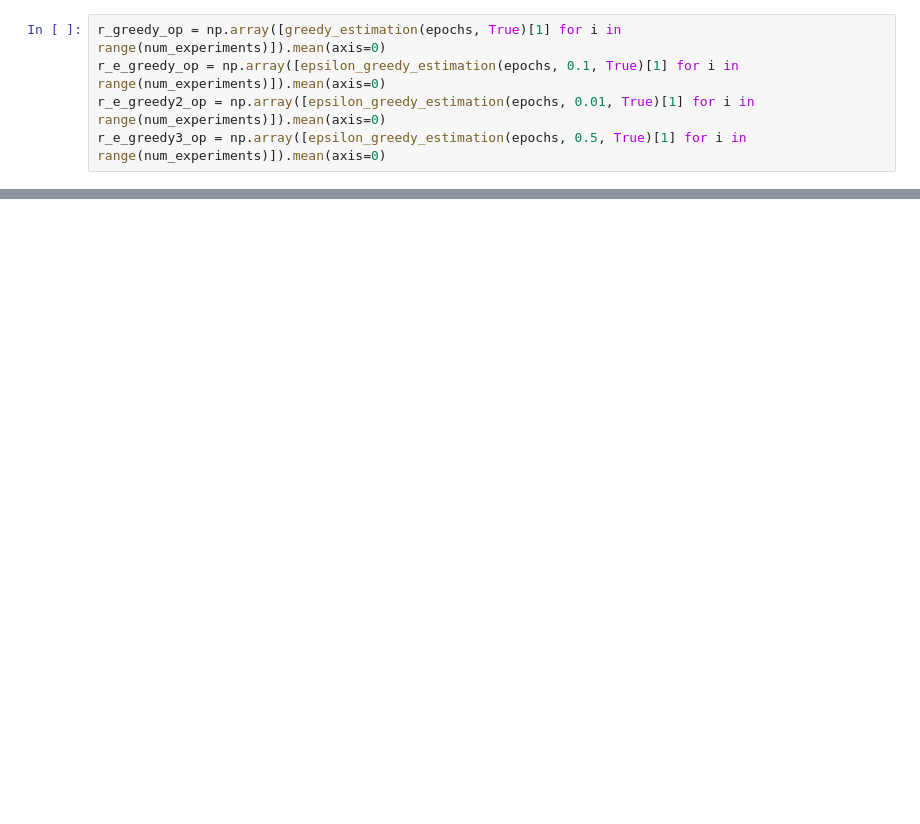
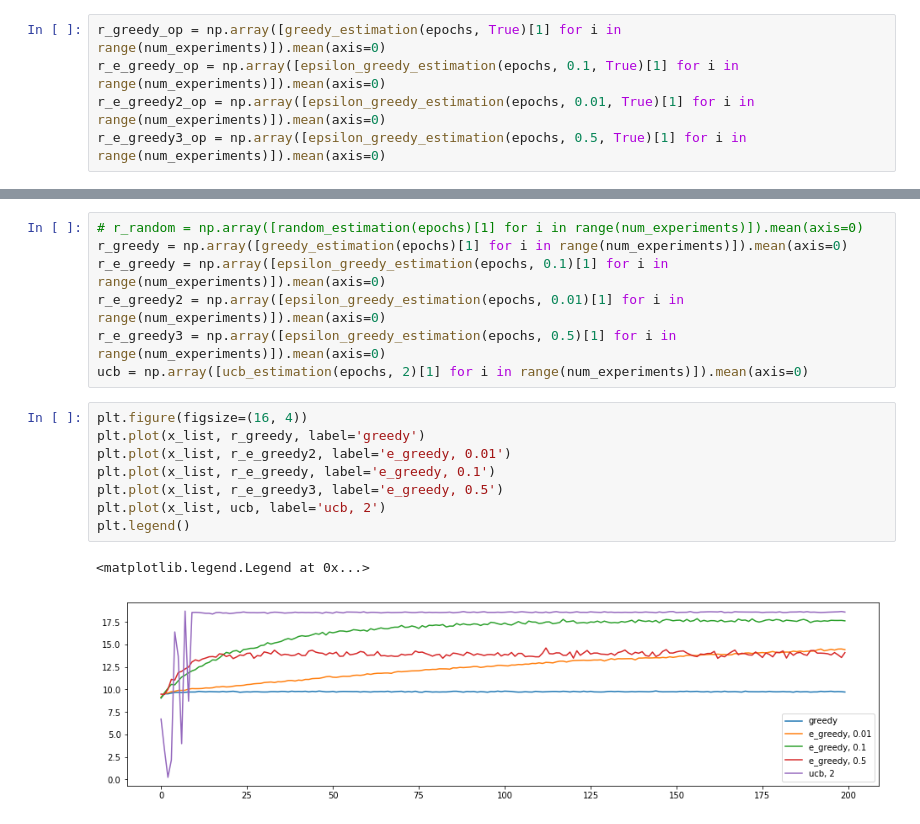
Before and after one commit to Davidham3/reinforcement-learning, a Jupyter notebook: multi-armed_bandits/multi-armed bandits.ipynb, the cells around one changed output, grey strips where cells are left out. Saved outputs shown, nothing was run; the diff lists cells and outputs as text; blank space fills up the shorter version.

```diff
--- a/multi-armed_bandits/multi-armed bandits.ipynb
+++ b/multi-armed_bandits/multi-armed bandits.ipynb
@@ -174,0 +236,18 @@ plt.legend()
+# %%
+# r_random = np.array([random_estimation(epochs)[1] for i in range(num_experiments)]).mean(axis=0)
+r_greedy = np.array([greedy_estimation(epochs)[1] for i in range(num_experiments)]).mean(axis=0)
+r_e_greedy = np.array([epsilon_greedy_estimation(epochs, 0.1)[1] for i in range(num_experiments)]).mean(axis=0)
+r_e_greedy2 = np.array([epsilon_greedy_estimation(epochs, 0.01)[1] for i in range(num_experiments)]).mean(axis=0)
+r_e_greedy3 = np.array([epsilon_greedy_estimation(epochs, 0.5)[1] for i in range(num_experiments)]).mean(axis=0)
+ucb = np.array([ucb_estimation(epochs, 2)[1] for i in range(num_experiments)]).mean(axis=0)
+# %%
+plt.figure(figsize=(16, 4))
+plt.plot(x_list, r_greedy, label='greedy')
+plt.plot(x_list, r_e_greedy2, label='e_greedy, 0.01')
+plt.plot(x_list, r_e_greedy, label='e_greedy, 0.1')
+plt.plot(x_list, r_e_greedy3, label='e_greedy, 0.5')
+plt.plot(x_list, ucb, label='ucb, 2')
+plt.legend()
+# %% [output]
+<matplotlib.legend.Legend at 0x...>
+[figure, added]
```
Also changed, not shown: parts of 18 cells of this notebook.
